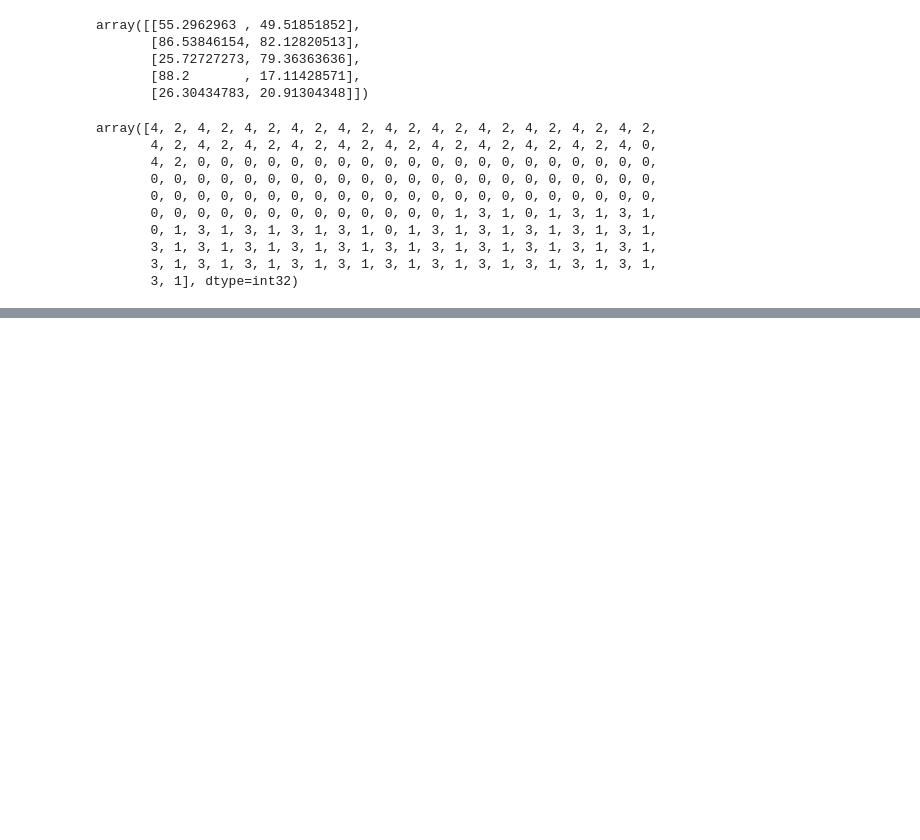
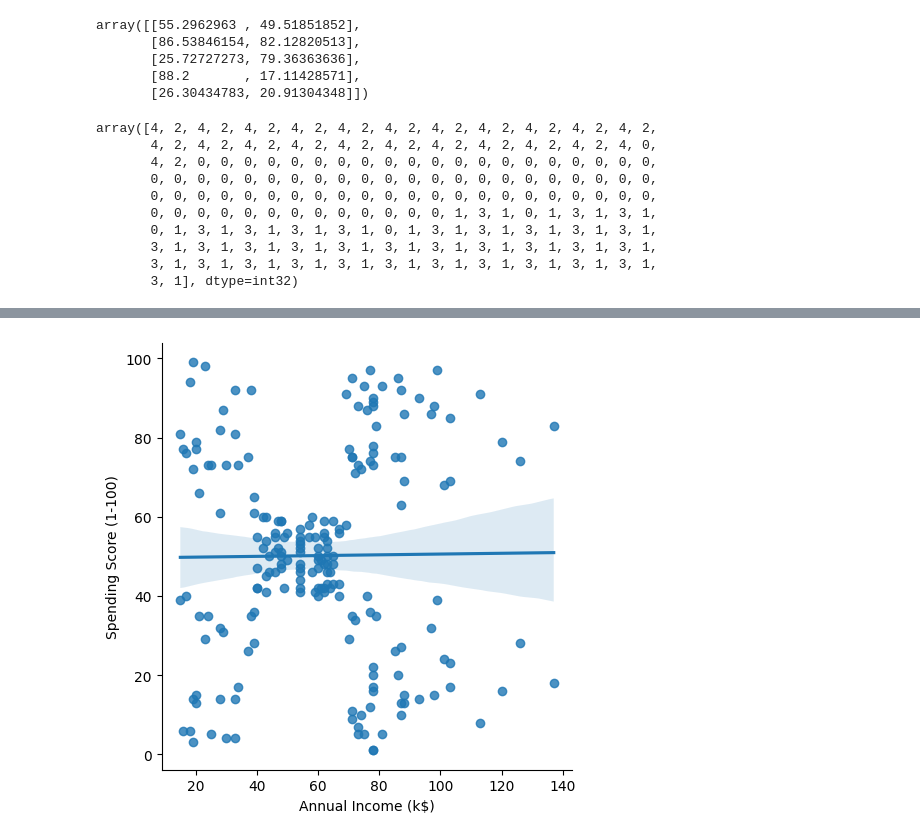
Before and after one commit to ganesanfocus/kmeans_cluster, a Jupyter notebook: k_means_mall_cust_predict.ipynb, the cells around one changed output, grey strips where cells are left out. Drawn from its saved outputs; the diff is of its cells as text; code cells hidden in the pictures; blank space fills up the shorter version.

```diff
--- a/k_means_mall_cust_predict.ipynb
+++ b/k_means_mall_cust_predict.ipynb
@@ -130,0 +133,8 @@ facet = sns.lmplot(data=supervised, x=supervised.columns[3], y=supervised.column
+# %%
+# plot without hue and fit_reg = True  parameter
+
+import seaborn as sns
+facet = sns.lmplot(data=supervised, x=supervised.columns[3], y=supervised.columns[4],
+                   fit_reg=True, legend=True, legend_out=True)
+# %% [output]
+[figure, added]
```
Also changed, not shown: parts of 3 cells of this notebook.
